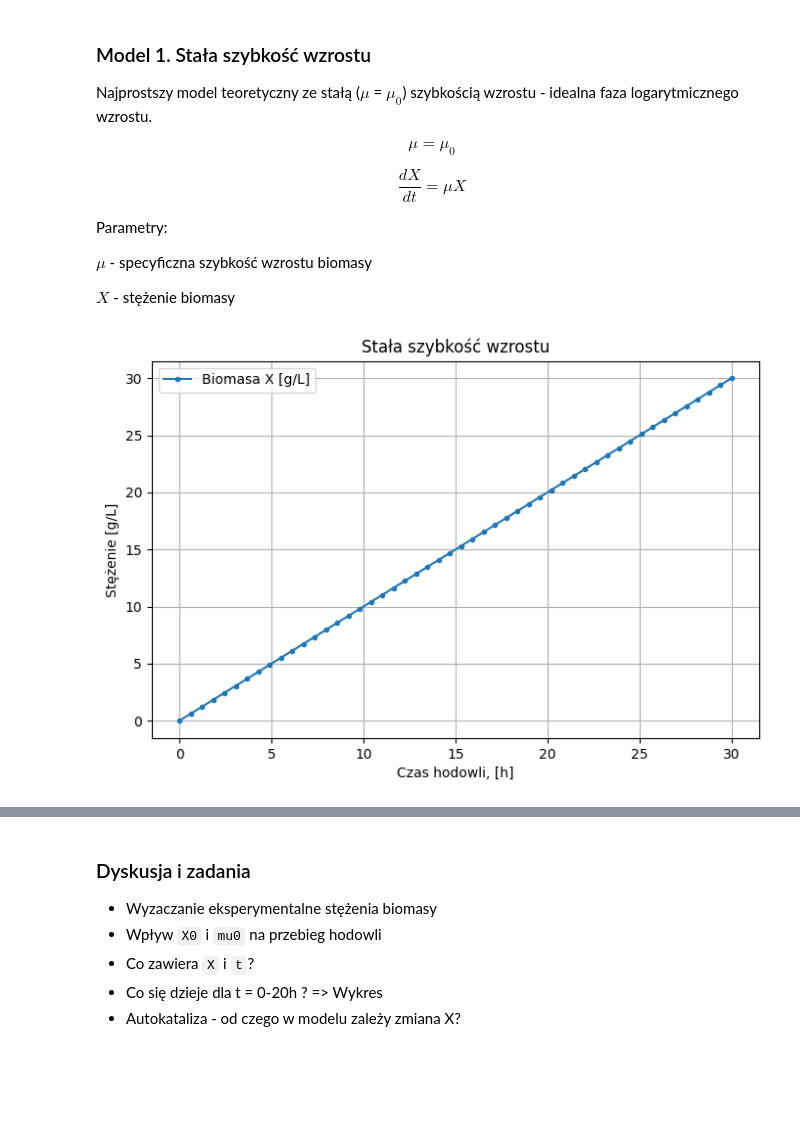
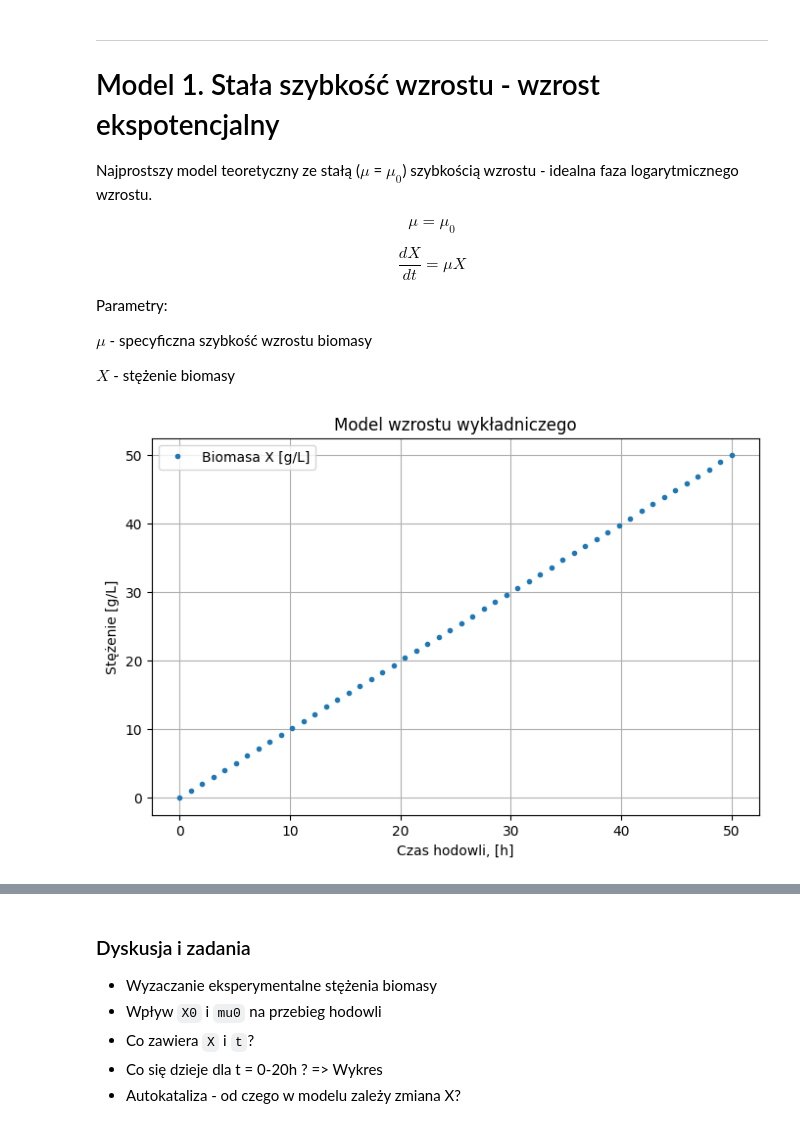
Before and after one commit to sbednarz/ModelowanieProcesowBiotechnologicznych2026, a Jupyter notebook: kinetyka_bioprocesów/02 modele wzrostu podstawy.ipynb, the cells around one changed output, grey strips where cells are left out. Drawn from its saved outputs; the diff is of its cells as text; code cells hidden in the pictures; blank space fills up the shorter version.

```diff
--- a/kinetyka_bioprocesów/02 modele wzrostu podstawy.ipynb
+++ b/kinetyka_bioprocesów/02 modele wzrostu podstawy.ipynb
@@ -207,7 +268,12 @@ $$
 | $Y_{X/O}$ | 0.5 – 1.5 g/g |
 | $Y_{P/S}$ | zmienny |
 # %% [markdown]
-### Model 1. Stała szybkość wzrostu
+
+
+---
+
+
+# Model 1. Stała szybkość wzrostu - wzrost ekspotencjalny
 
 Najprostszy model teoretyczny ze stałą ($\mu$ = $\mu_0$) szybkością wzrostu - idealna faza logarytmicznego wzrostu.
 
@@ -229,42 +295,42 @@ import numpy as np
 import matplotlib.pyplot as plt
 from scipy.integrate import odeint
 
 # parametry
-mu0 = 0.15 # 1/h
+mu0 = 5 # 1/h
 
 # warunki początkowe
 X0 = 0.1 # g/L
 y0 = [X0]
 
 # przedział czasu, początek - koniec
 t_start = 0  # h
-t_end = 30 #h
+t_end = 50 #h
 # przedział podzielony na N punktów obliczeniowych
 N = 50
-t_eval = np.linspace(t_start, t_end, N)
+t = np.linspace(t_start, t_end, N)
 
 
+# W modelu tylko jeden parametr zależny od czasy - X - stężenie biomasy
 def model(t, y):
-    X = y
+    X = y[0]
     mu = mu0
     dXdt = mu * X
     return [dXdt]
 
-# rozwiązanie
-res = odeint(model, t_eval, y0)
+# rozwiązanie dla okienka czasu t, dla warunków początkowych w y0
+results = odeint(model, t, y0)
 
-# wyniki (wektory)
-t = t_eval # punkty czasu w których przeprowadzono obliczenia (czyli t_eval)
-X = res[0] # obliczone stężenie biomasy
+# wyniki (ułożone w kolumnach - wektorach)
+X = results[0] # obliczone stężenie biomasy
 
 # wykres
 plt.figure(figsize=(8, 5))
-plt.plot(t, X, '.-', label="Biomasa X [g/L]")
+plt.plot(t, X, '.', label="Biomasa X [g/L]")
 plt.xlabel("Czas hodowli, [h]")
 plt.ylabel("Stężenie [g/L]")
-plt.title("Stała szybkość wzrostu")
+plt.title("Model wzrostu wykładniczego")
 plt.legend()
 plt.grid(True)
 plt.show()
 # %% [output]
-[figure, old version]
+[figure, new version]
```
Also changed, not shown: parts of 6 cells of this notebook.
